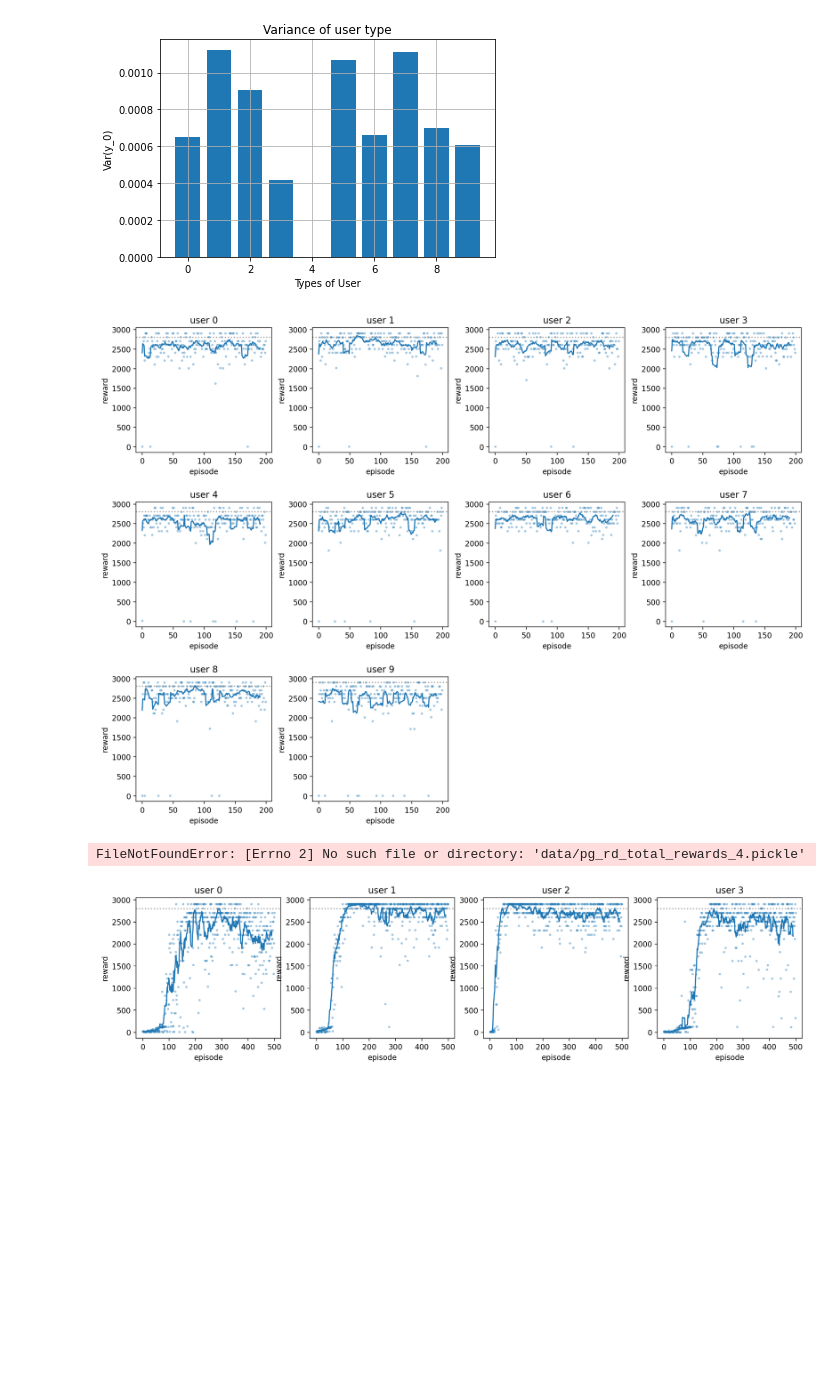
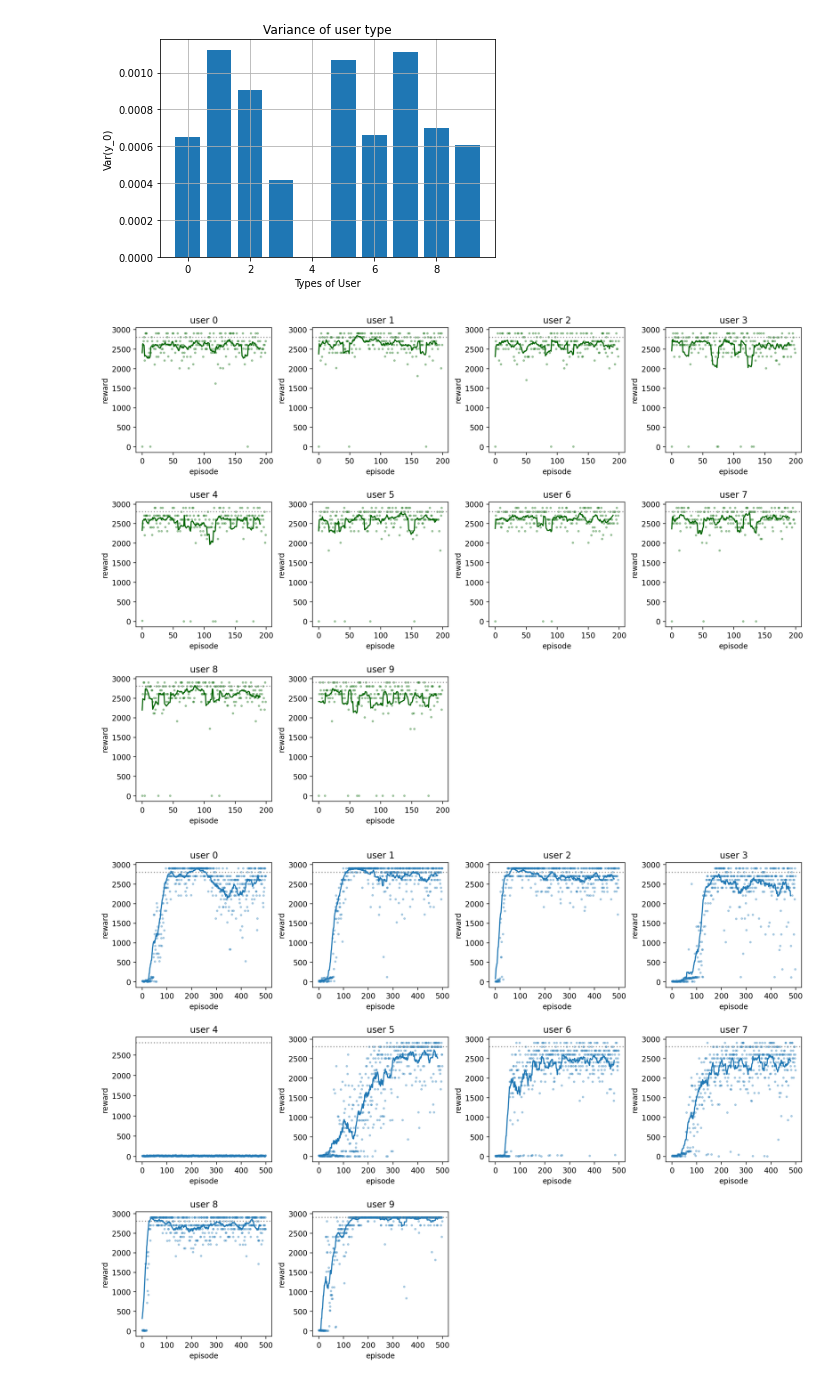
Before and after one commit to momodupi/Steammendation, a Jupyter notebook: plot.ipynb, the cells around one changed output. Drawn from its saved outputs; the diff is of its cells as text; code cells hidden in the pictures; blank space fills up the shorter version.

```diff
--- a/plot.ipynb
+++ b/plot.ipynb
@@ -111,9 +111,9 @@ for i in range(1,11):
         dqn_rewards = pickle.load(pk)
     fig.add_subplot(rows, columns, i)
 
-    plt.scatter(np.arange(len(dqn_rewards)), dqn_rewards, label='episodes', alpha=0.3, s=5)
+    plt.scatter(np.arange(len(dqn_rewards)), dqn_rewards, c='darkgreen', label='episodes', alpha=0.3, s=5)
     plt.axhline(y = CB_rewards[i-1], color = 'gray', linestyle = ':', alpha=0.8)
-    plt.plot(moving_average(dqn_rewards, 10), label=f'average')
+    plt.plot(moving_average(dqn_rewards, 10), label=f'average', color='darkgreen')
     plt.xlabel('episode')
     plt.ylabel('reward')
     plt.title(f'user {i-1}')
@@ -124,34 +124,33 @@ for i in range(1,11):
 plt.subplots_adjust(wspace=0.3, hspace=0.4)
 plt.show()
 # %% [output]
-[figure, old version]
+[figure, new version]
 # %%
 fig = plt.figure(dpi=200, figsize=(16, 16))
 columns = 4
 rows = 4
 
 with open(f'data/CB_rewards.pickle', 'rb') as pk:
     CB_rewards = pickle.load(pk)
 
 
 
 for i in range(1,11):
     with open(f'data/pg_rd_total_rewards_{i-1}.pickle', 'rb') as pk:
-        dqn_rewards = pickle.load(pk)
+        pg_rewards = pickle.load(pk)
     fig.add_subplot(rows, columns, i)
 
-    plt.scatter(np.arange(len(dqn_rewards)), dqn_rewards, label='episodes', alpha=0.3, s=5)
+    plt.scatter(np.arange(len(pg_rewards)), pg_rewards, label='episodes', alpha=0.3, s=5)
     plt.axhline(y = CB_rewards[i-1], color = 'gray', linestyle = ':', alpha=0.8)
-    plt.plot(moving_average(dqn_rewards, 10), label=f'average')
+    plt.plot(moving_average(pg_rewards, 20), label=f'average')
     plt.xlabel('episode')
     plt.ylabel('reward')
     plt.title(f'user {i-1}')
 
 # fig.supxlabel('episodes')
 # fig.supylabel('rewards')
 # plt.title('Rewards under MCPG')
 plt.subplots_adjust(wspace=0.3, hspace=0.4)
 plt.show()
 # %% [output]
-FileNotFoundError: [Errno 2] No such file or directory: 'data/pg_rd_total_rewards_4.pickle'
-[figure, old version]
+[figure, new version]
```
Also changed, not shown: parts of 1 cell of this notebook, 1 other file.
